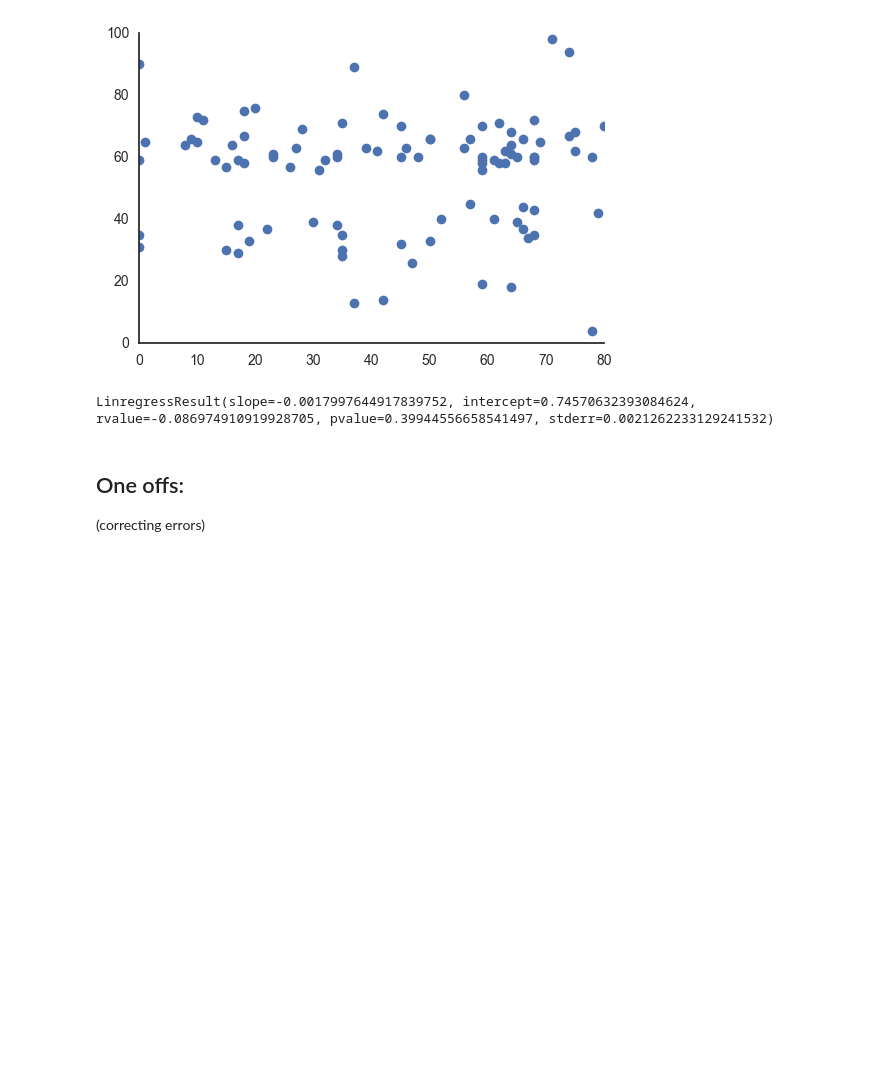
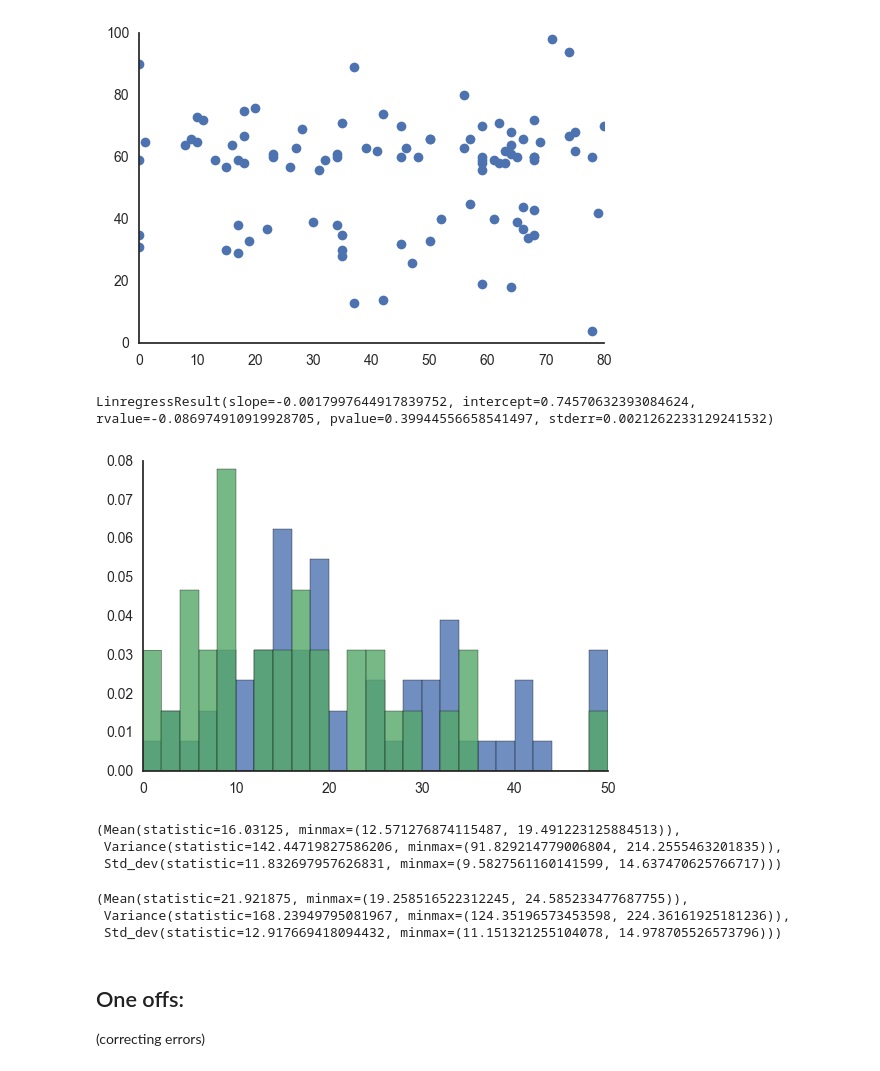
Before and after one commit to galbiati/mnk-cleaning-analysis, a Jupyter notebook: 6_tur/Pull Data.ipynb, the cells around one changed output. Saved outputs shown, nothing was run; the diff lists cells and outputs as text; code cells hidden in the pictures; blank space fills up the shorter version.

```diff
--- a/6_tur/Pull Data.ipynb
+++ b/6_tur/Pull Data.ipynb
@@ -51,8 +121,2 @@ sns.despine()
 # %% [markdown]
 # Turing
-# %%
-cursor = db.test_collection.find({'user_name': {'$in': ['MJ', 'OM', 'CR', 'AV', 'BB','gianni']}})
-turing = pd.DataFrame(list(cursor))
-turing = turing.loc[:, ['user_name', 'clip_id', 'choice', 'feedback', 'timestamp']]
-turing.head()
-turing.to_csv(dump_dir + 'turing_pilot.csv')
@@ -88,6 +165,26 @@ BB = g.loc[g.user_name=='BB', :]
 print(sts.linregress(BB.choice.astype(int), BB.correct.astype(int)))
 # %% [output]
 LinregressResult(slope=-0.0017997644917839752, intercept=0.74570632393084624, rvalue=-0.086974910919928705, pvalue=0.39944556658541497, stderr=0.0021262233129241532)
+# %%
+x = np.abs(50-BB.loc[BB.correct==1, 'choice'].values.astype(int))
+y = np.abs(50-BB.loc[BB.correct==0, 'choice'].values.astype(int))
+plt.hist(np.abs(50-BB.loc[BB.correct==1, 'choice'].values.astype(int)), bins=np.arange(0, 51, 2), alpha=.8, normed=True)
+plt.hist(np.abs(50-BB.loc[BB.correct==0, 'choice'].values.astype(int)), bins=np.arange(0, 51, 2), alpha=.8, normed=True)
+sns.despine()
+# %% [output]
+[figure, added]
+# %%
+sts.bayes_mvs(y)
+# %% [output]
+(Mean(statistic=16.03125, minmax=(12.571276874115487, 19.491223125884513)),
+ Variance(statistic=142.44719827586206, minmax=(91.829214779006804, 214.2555463201835)),
+ Std_dev(statistic=11.832697957626831, minmax=(9.5827561160141599, 14.637470625766717)))
+# %%
+sts.bayes_mvs(x)
+# %% [output]
+(Mean(statistic=21.921875, minmax=(19.258516522312245, 24.585233477687755)),
+ Variance(statistic=168.23949795081967, minmax=(124.35196573453598, 224.36161925181236)),
+ Std_dev(statistic=12.917669418094432, minmax=(11.151321255104078, 14.978705526573796)))
 # %% [markdown]
 ## One offs:
 
```
Also changed, not shown: parts of 14 cells of this notebook.
